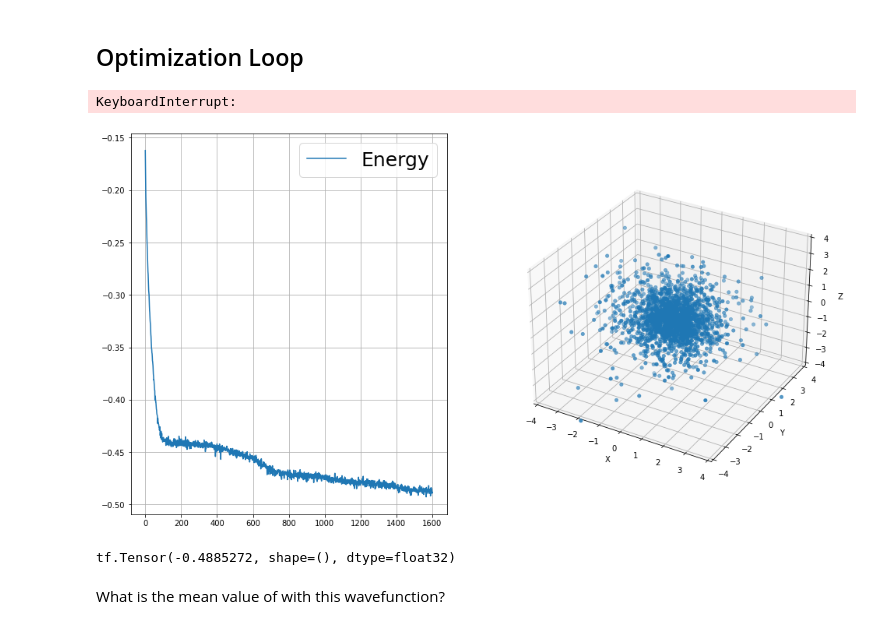
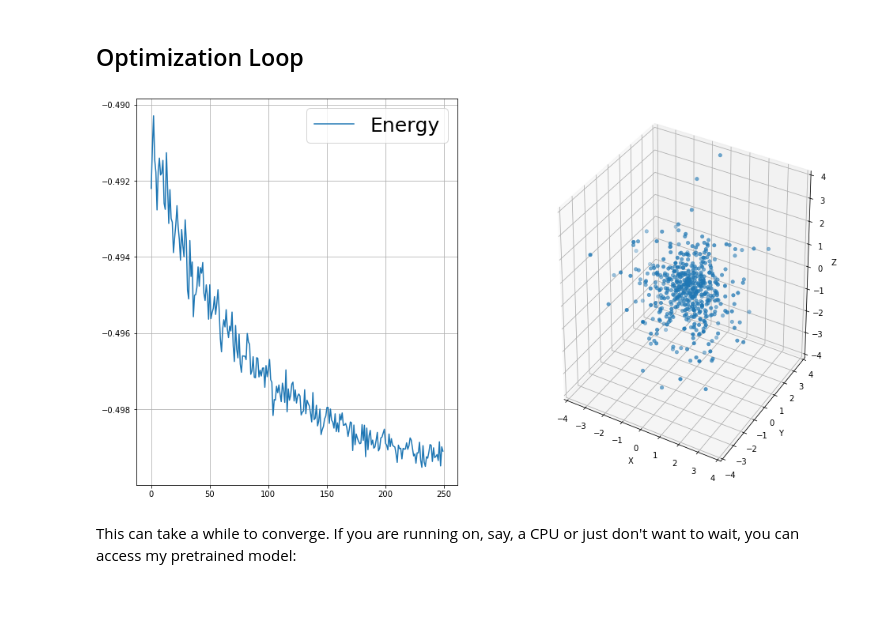
Before and after one commit to Nuclear-Physics-with-Machine-Learning/AI4NP_School, a Jupyter notebook: Hydrogen Atom.ipynb, the cells around one changed output. Saved outputs shown, nothing was run; the diff lists cells and outputs as text; code cells hidden in the pictures; blank space fills up the shorter version.

```diff
--- a/Hydrogen Atom.ipynb
+++ b/Hydrogen Atom.ipynb
@@ -88,3 +83,5 @@ wf = NeuralWavefunction(3)
+# %%
+ground_state = NeuralWavefunction(3, initial_containment = -0.1)
 # %% [markdown]
 ## Metropolis Sampling
 
@@ -277,10 +273,13 @@ _________________________________________________________________
 
 To thermalize the walkers, we can "kick" them a number of times according to the metropolis algorithm:
 # %%
+r_before_thermalization = tf.sqrt(tf.reduce_sum(sampler.sample()**2, axis=1)).numpy()
 acceptance = sampler.kick(
-    wavefunction  = wf ,
+    wavefunction  = ground_state ,
     kicker        = tf.random.normal,
-    kicker_params = {"mean": 0.0, "stddev" : 0.2},
+    kicker_params = {"mean": 0.0, "stddev" : 0.3},
     nkicks        = 5000 )
 # This gets the latest walkers
-x = sampler.sample()
+ground_x = sampler.sample()
+print("Acceptance: ", acceptance)
+r_after_thermalization = tf.sqrt(tf.reduce_sum(sampler.sample()**2, axis=1)).numpy()
@@ -494,7 +523,7 @@ class HydrogenAtom(object):
 # %%
 hamiltonian = HydrogenAtom()
 # %%
-energy, energy_jf, ke_jf, ke_direct, pe = hamiltonian.energy(wf, x)
+energy, energy_jf, ke_jf, ke_direct, pe = hamiltonian.energy(ground_state, ground_x)
 # %%
 print(tf.reduce_mean(energy))
 # %% [output]
@@ -617,9 +689,10 @@ def compute_gradients(N_OBSERVATIONS, sampler, wavefunction, hamiltonian):
     gradients = [ tf.reshape(g, s) for g, s in zip(gradient, shapes)]
     return gradients, obs_energy
 # %%
-optimizer = tf.keras.optimizers.Adam()
+# optimizer = tf.keras.optimizers.Adam()
 energy_history = []
 steps_history  = []
+LEARNING_RATE  = 0.01
 # %% [markdown]
 ## Optimization Loop
 # %%
@@ -631,36 +704,40 @@ fig       = plt.figure(figsize=(16,9))
 # Create 2x2 sub plots
 gs = gridspec.GridSpec(2, 2)
 ax_loss   = plt.subplot(gs[:,0])
 ax_denst  = plt.subplot(gs[:,1], projection="3d")
 
 
 
-for i in range(200):
+for i in range(250):
 
-    gradients, energy = compute_gradients(N_OBSERVATIONS, sampler, wf, hamiltonian)
+    gradients, energy = compute_gradients(N_OBSERVATIONS, sampler, ground_state, hamiltonian)
 
-    optimizer.apply_gradients(zip(gradients, wf.trainable_variables))
+    # Scale by the learning rate
+    gradients = [LEARNING_RATE * g for g in gradients ]
+
+    for i_param in range(len(ground_state.trainable_variables)):
+        ground_state.trainable_variables[i_param].assign_add(gradients[i_param])
+
 
     energy_history.append(energy)
-    steps_history.append(i+1500)
+    steps_history.append(i)
 
     # Here we update the plots.  Show the energy function:
     ax_loss.set_xlim(0, 1.1*i)
     ax_loss.cla()
     ax_loss.plot(steps_history, energy_history, label="Energy")
     ax_loss.grid(True)
     ax_loss.legend(fontsize=25)
 
     # Show the location of the walkers:
     x, y, z = tf.split(sampler.sample(), 3, axis=1)
     ax_denst.clear()
     ax_denst.set_xlim(-4,4); ax_denst.set_ylim(-4,4); ax_denst.set_zlim(-4,4);
     ax_denst.set_xlabel("X"); ax_denst.set_ylabel("Y"); ax_denst.set_zlabel("Z");
     ax_denst.scatter(x, y, z, linewidth=0.5);
 
     display(fig)
     clear_output(wait = True)
 #     plt.pause(0.25)
 # %% [output]
-KeyboardInterrupt:
-[figure, old version]
+[figure, new version]
@@ -669,6 +743,0 @@ wf.save_weights("HydrogenGroundState.h5")
-# %%
-print(energy_history[-1])
-# %% [output]
-tf.Tensor(-0.4885272, shape=(), dtype=float32)
-# %% [markdown]
-What is the mean value of <r> with this wavefunction?
@@ -674,0 +747,2 @@ What is the mean value of <r> with this wavefunction?
+# %% [markdown]
+This can take a while to converge.  If you are running on, say, a CPU or just don't want to wait, you can access my pretrained model:
```
Also changed, not shown: parts of 30 cells of this notebook, 7 other files.
